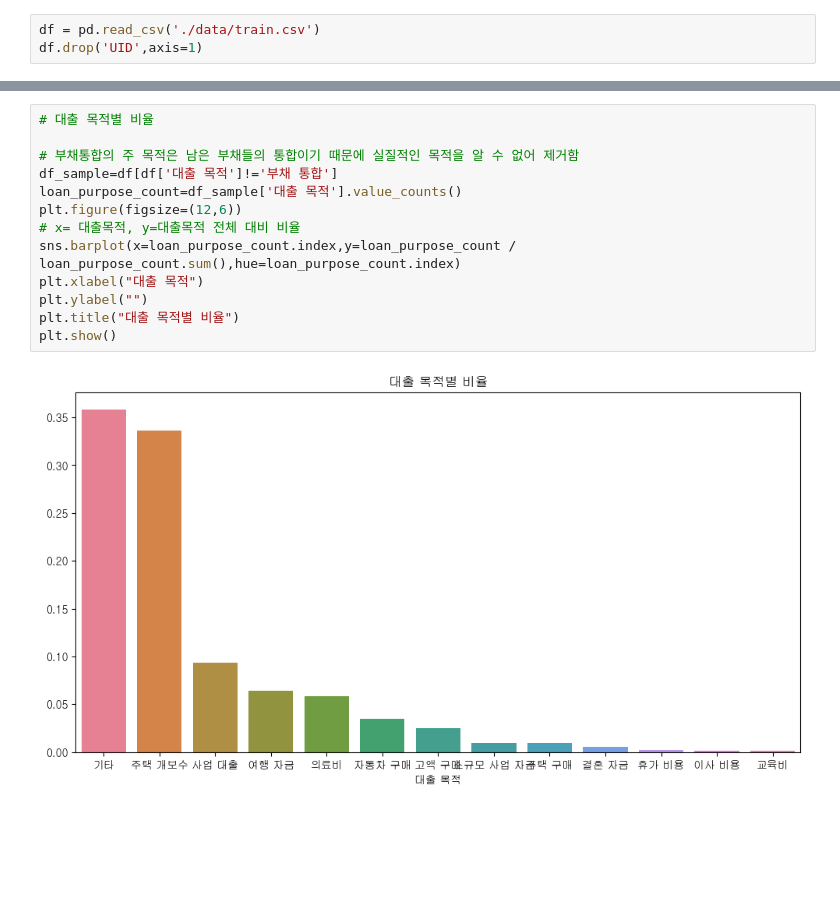
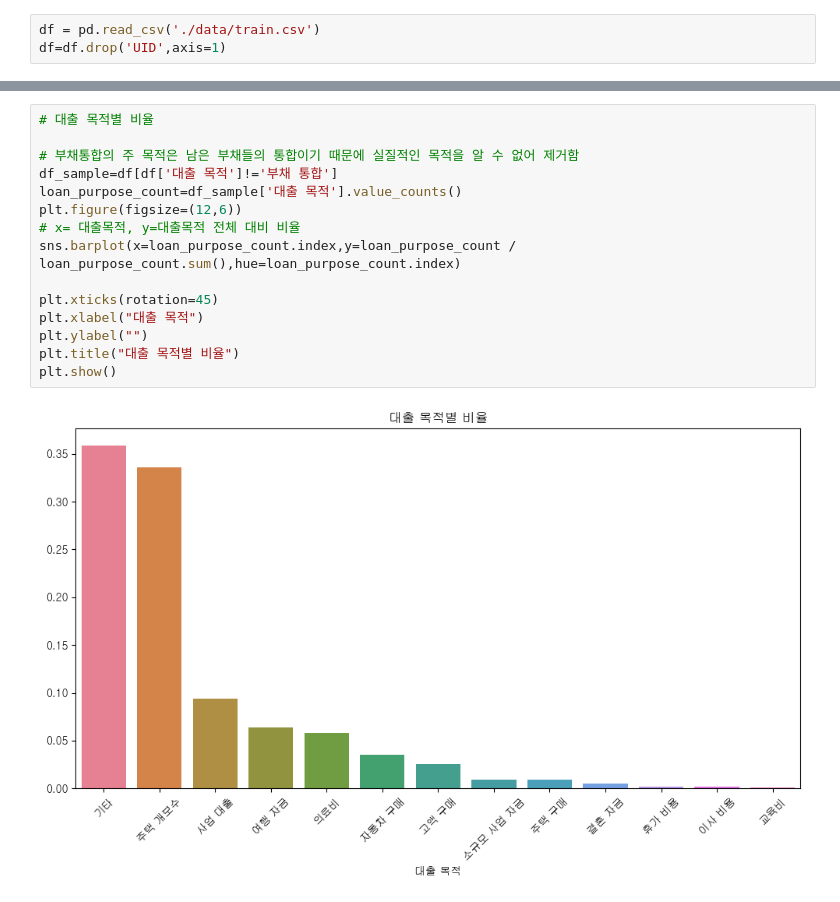
Before and after one commit to encore-SKN11/ML-4Team, a Jupyter notebook: chart_v1.ipynb, the cells around one changed output, grey strips where cells are left out. Saved outputs shown, nothing was run; the diff lists cells and outputs as text; blank space fills up the shorter version.

```diff
--- a/chart_v1.ipynb
+++ b/chart_v1.ipynb
@@ -11,4 +12,4 @@ font=fm.FontProperties(fname=font_path).get_name()
 matplotlib.rc('font',family=font)
 # %%
 df = pd.read_csv('./data/train.csv')
-df.drop('UID',axis=1)
+df=df.drop('UID',axis=1)
@@ -66,18 +97,20 @@ plt.show()
 # %%
 # 대출 목적별 비율
 
 # 부채통합의 주 목적은 남은 부채들의 통합이기 때문에 실질적인 목적을 알 수 없어 제거함
 df_sample=df[df['대출 목적']!='부채 통합']
 loan_purpose_count=df_sample['대출 목적'].value_counts()
 plt.figure(figsize=(12,6))
 # x= 대출목적, y=대출목적 전체 대비 비율
 sns.barplot(x=loan_purpose_count.index,y=loan_purpose_count / loan_purpose_count.sum(),hue=loan_purpose_count.index)
+
+plt.xticks(rotation=45)
 plt.xlabel("대출 목적")
 plt.ylabel("")
 plt.title("대출 목적별 비율")
 plt.show()
 # %% [output]
-[figure, old version]
+[figure, new version]
 # %%
 # 신용 점수 그룹 채무 불이행 비율
 df['신용 점수 그룹'] = pd.cut(df['신용 점수'], bins=[500,600, 700,800, 900], labels=[ '500-600','600-700', '700-800','800-900'])
```
Also changed, not shown: parts of 11 cells of this notebook.
